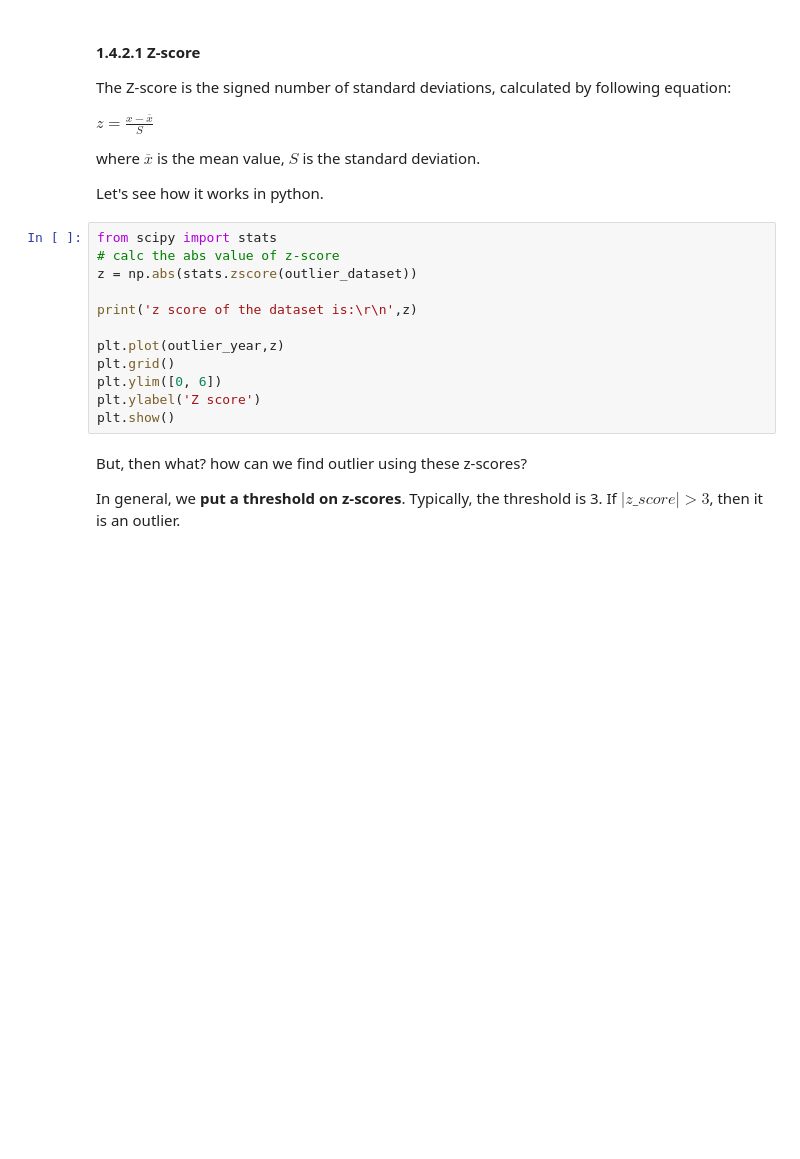
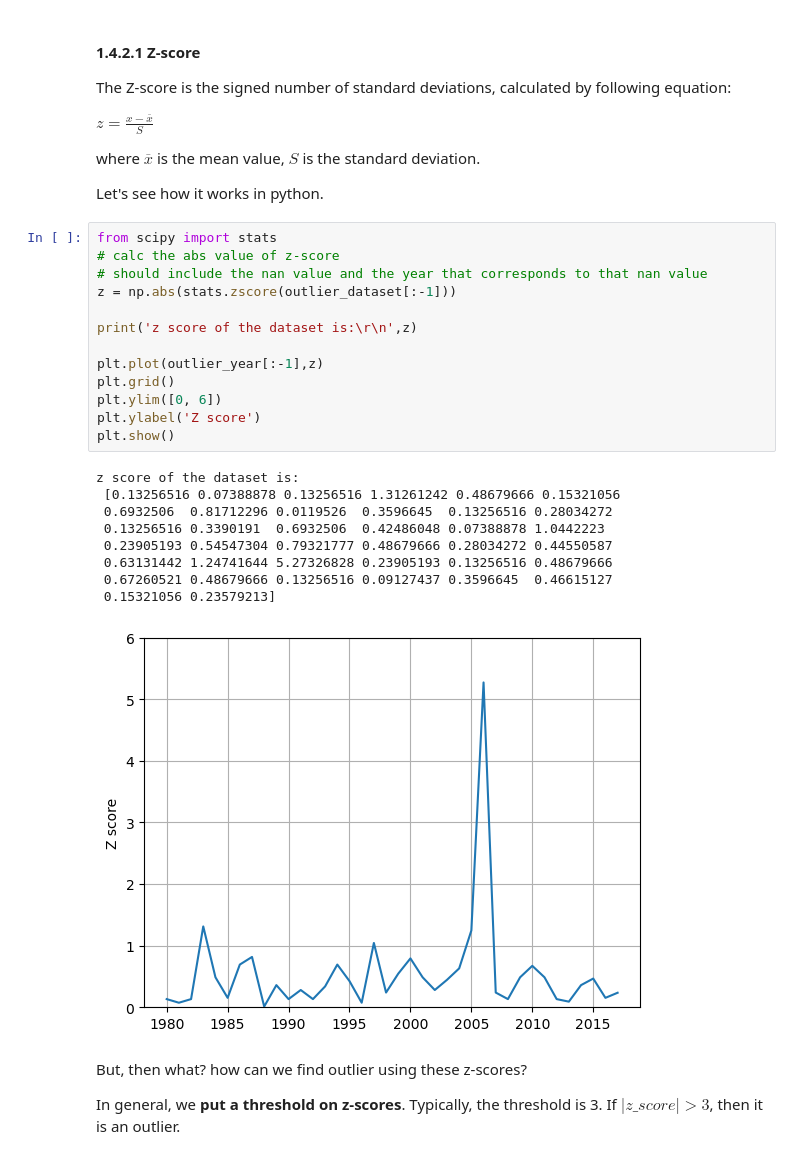
Before and after one commit to UCL-ELEC0136/2-data-processing-Yang-Li86, a Jupyter notebook: 2-data-processing.ipynb, the cells around one changed output. Saved outputs shown, nothing was run; the diff lists cells and outputs as text; blank space fills up the shorter version.

```diff
--- a/2-data-processing.ipynb
+++ b/2-data-processing.ipynb
@@ -620,15 +663,26 @@ Let's see how it works in python.
 # %%
 from scipy import stats
 # calc the abs value of z-score
-z = np.abs(stats.zscore(outlier_dataset))
+# should include the nan value and the year that corresponds to that nan value
+z = np.abs(stats.zscore(outlier_dataset[:-1]))
 
 print('z score of the dataset is:\r\n',z)
 
-plt.plot(outlier_year,z)
+plt.plot(outlier_year[:-1],z)
 plt.grid()
 plt.ylim([0, 6])
 plt.ylabel('Z score')
 plt.show()
+# %% [output]
+z score of the dataset is:
+ [0.13256516 0.07388878 0.13256516 1.31261242 0.48679666 0.15321056
+ 0.6932506  0.81712296 0.0119526  0.3596645  0.13256516 0.28034272
+ 0.13256516 0.3390191  0.6932506  0.42486048 0.07388878 1.0442223
+ 0.23905193 0.54547304 0.79321777 0.48679666 0.28034272 0.44550587
+ 0.63131442 1.24741644 5.27326828 0.23905193 0.13256516 0.48679666
+ 0.67260521 0.48679666 0.13256516 0.09127437 0.3596645  0.46615127
+ 0.15321056 0.23579213]
+[figure, added]
 # %% [markdown]
 But, then what? how can we find outlier using these z-scores?
 
```
Also changed, not shown: parts of 18 cells of this notebook.
